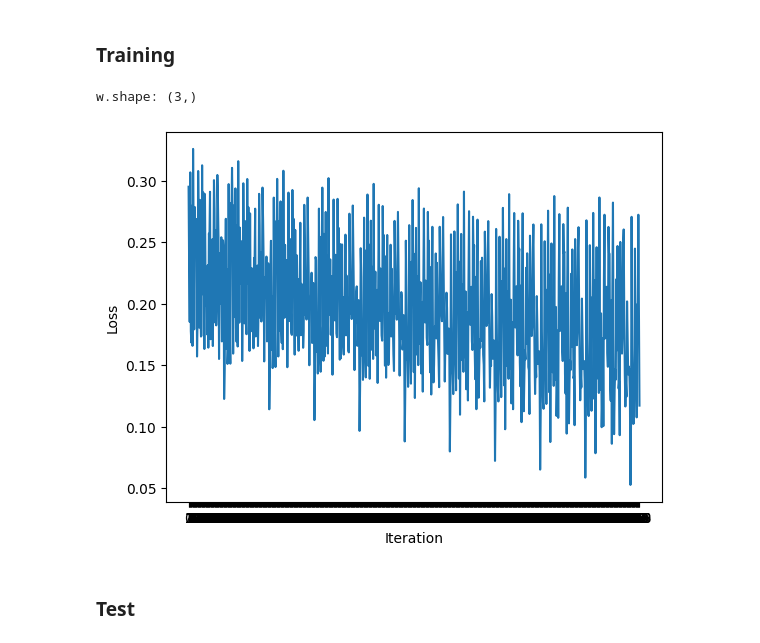
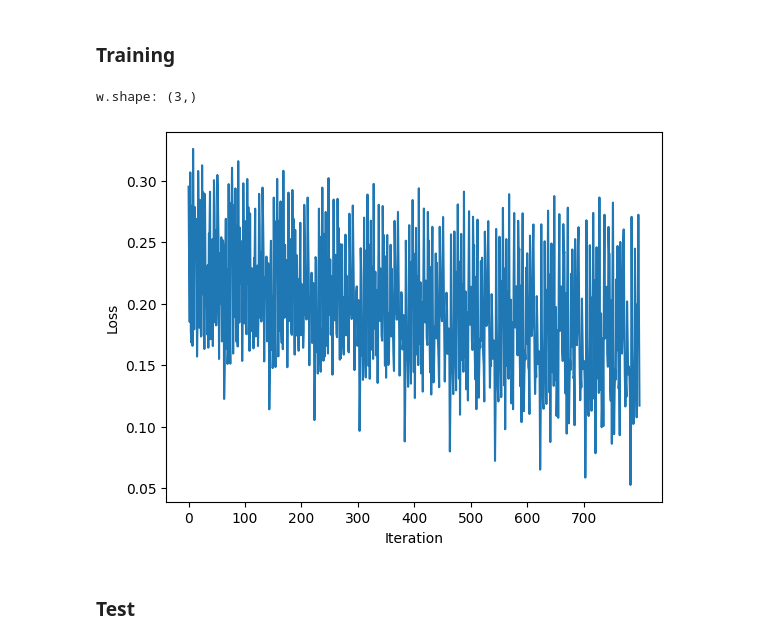
Before and after one commit to thiagopx/ann, a Jupyter notebook: notebooks/4_logistic-regression.ipynb, the cells around one changed output. Cells and saved outputs as stored; diff of their text form; code cells hidden in the pictures.

```diff
--- a/notebooks/4_logistic-regression.ipynb
+++ b/notebooks/4_logistic-regression.ipynb
@@ -201,35 +196,35 @@ ymin: 0, ymax: 1
 # %%
 from utils import plot_loss_history
 
 num_epochs = 10
 learning_rate = 1e-02
 
 # Add a bias term
 X_b = np.hstack([X_train, np.ones((X_train.shape[0], 1))])
 
 # Random weights initialization
 w = np.random.normal(size=X_b.shape[1])
 print(f"w.shape: {w.shape}")
 
 iteration = 0
 loss_history = []
 for epoch in range(num_epochs):
     for i in range(len(X_b)):
         # sigmoid_fn
         y_pred = sigmoid_fn(np.dot(X_b[i], w))
 
         # Loss
         loss_value = (y_train[i] - y_pred) ** 2
         loss_history.append(loss_value)
 
         # Update weights
         w = w + learning_rate * (y_train[i] - y_pred) * X_b[i]
 
         iteration += 1
-plot_loss_history(loss_history)
+plot_loss_history(loss_history, interval=100)
 # %% [output]
 w.shape: (3,)
-[figure, old version]
+[figure, new version]
 # %% [markdown]
 ### Test
 # %%
```
Also changed, not shown: parts of 2 cells of this notebook, 4 other files.
